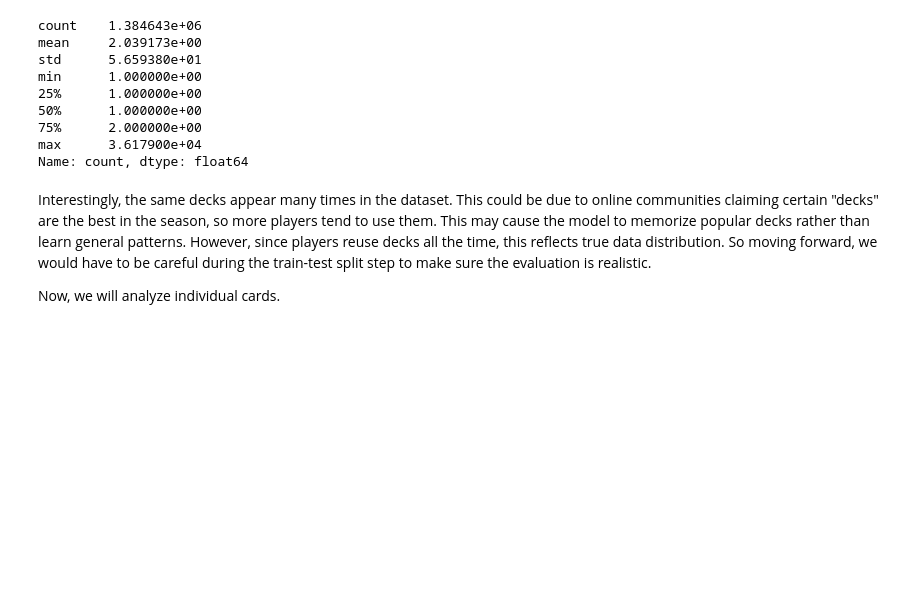
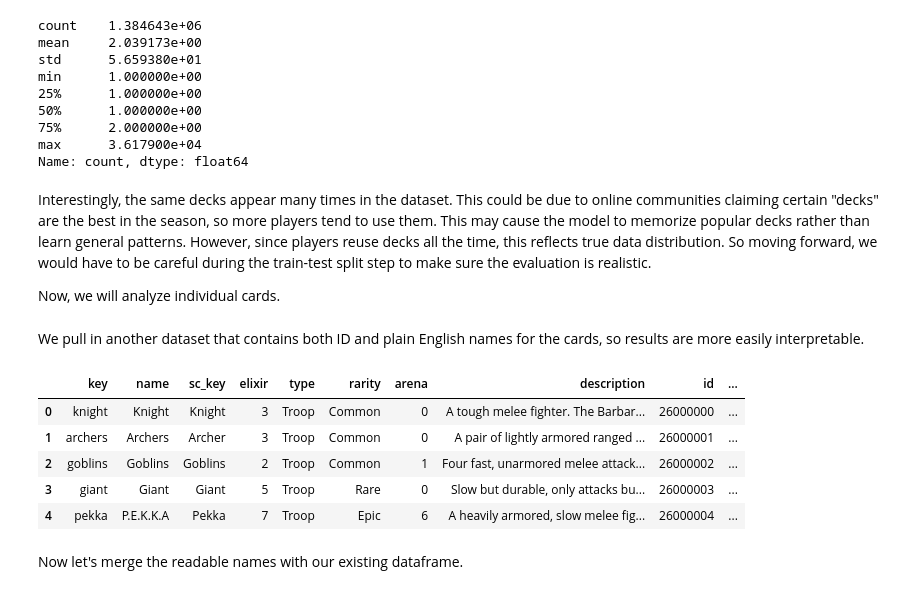
Before and after one commit to juliameylu/ClashRoyaleML, a Jupyter notebook: notebooks/ClashRoyaleEDA.ipynb, the cells around one changed output. Cells and saved outputs as stored; diff of their text form; code cells hidden in the pictures; blank space fills up the shorter version.

```diff
--- a/notebooks/ClashRoyaleEDA.ipynb
+++ b/notebooks/ClashRoyaleEDA.ipynb
@@ -297,3 +321,20 @@ Name: count, dtype: float64
 Interestingly, the same decks appear many times in the dataset. This could be due to online communities claiming certain "decks" are the best in the season, so more players tend to use them. This may cause the model to memorize popular decks rather than learn general patterns. However, since players reuse decks all the time, this reflects true data distribution. So moving forward, we would have to be careful during the train-test split step to make sure the evaluation is realistic.
 
 Now, we will analyze individual cards.
+# %% [markdown]
+We pull in another dataset that contains both ID and plain English names for the cards, so results are more easily interpretable.
+# %%
+url = "https://raw.githubusercontent.com/RoyaleAPI/cr-api-data/refs/heads/master/docs/json/cards.json"
+cards = pd.read_json(url)
+cards = cards.rename(columns={"id": "card_id", "name": "card_name"})
+
+cards.head()
+# %% [output]
+|  | key | name | sc_key | elixir | type | rarity | arena | description | id | ... |
+| 0 | knight | Knight | Knight | 3 | Troop | Common | 0 | A tough melee fighter. The Barbar... | 26000000 | ... |
+| 1 | archers | Archers | Archer | 3 | Troop | Common | 0 | A pair of lightly armored ranged ... | 26000001 | ... |
+| 2 | goblins | Goblins | Goblins | 2 | Troop | Common | 1 | Four fast, unarmored melee attack... | 26000002 | ... |
+| 3 | giant | Giant | Giant | 5 | Troop | Rare | 0 | Slow but durable, only attacks bu... | 26000003 | ... |
+| 4 | pekka | P.E.K.K.A | Pekka | 7 | Troop | Epic | 6 | A heavily armored, slow melee fig... | 26000004 | ... |
+# %% [markdown]
+Now let's merge the readable names with our existing dataframe.
```
Also changed, not shown: parts of 10 cells of this notebook.
